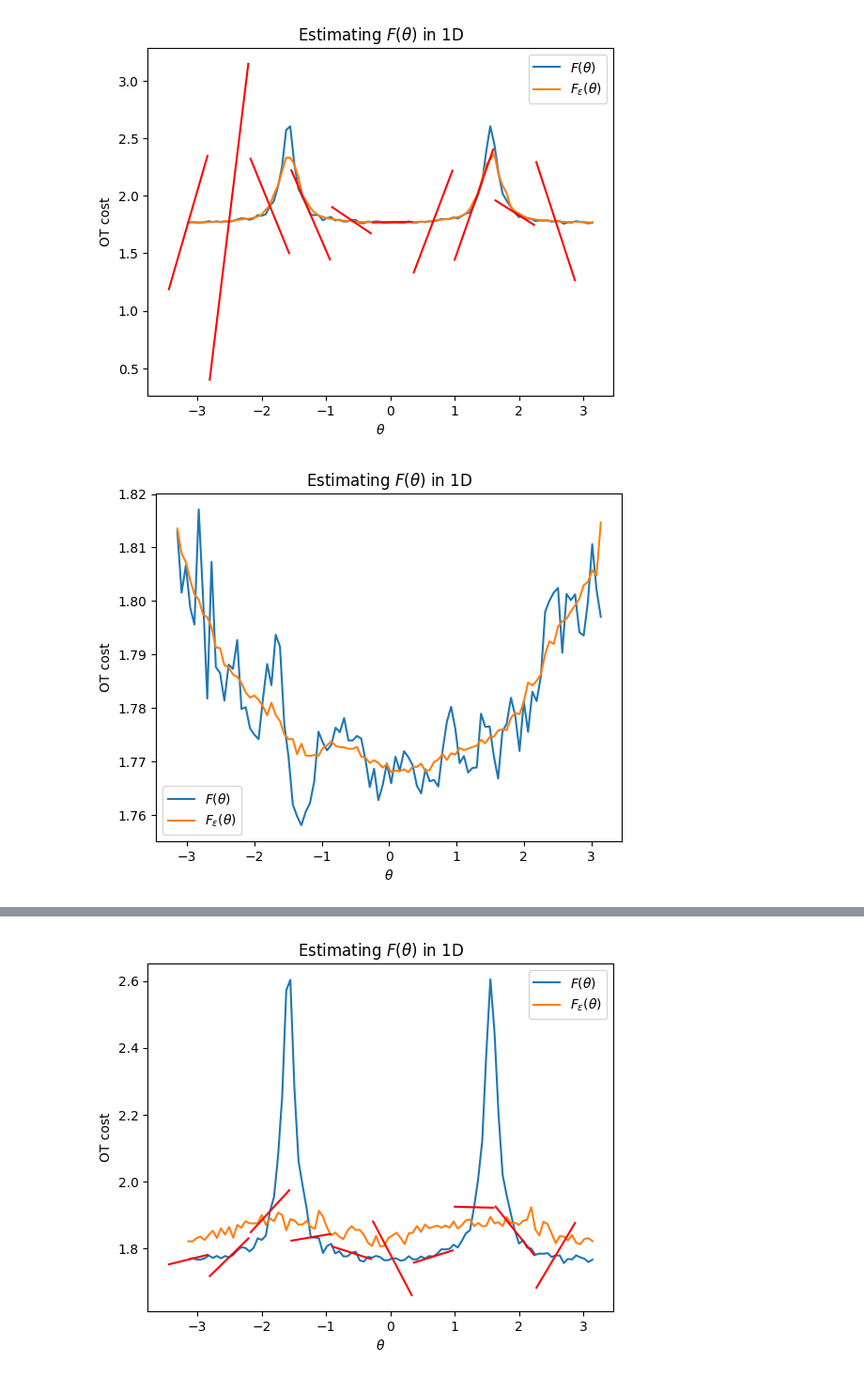
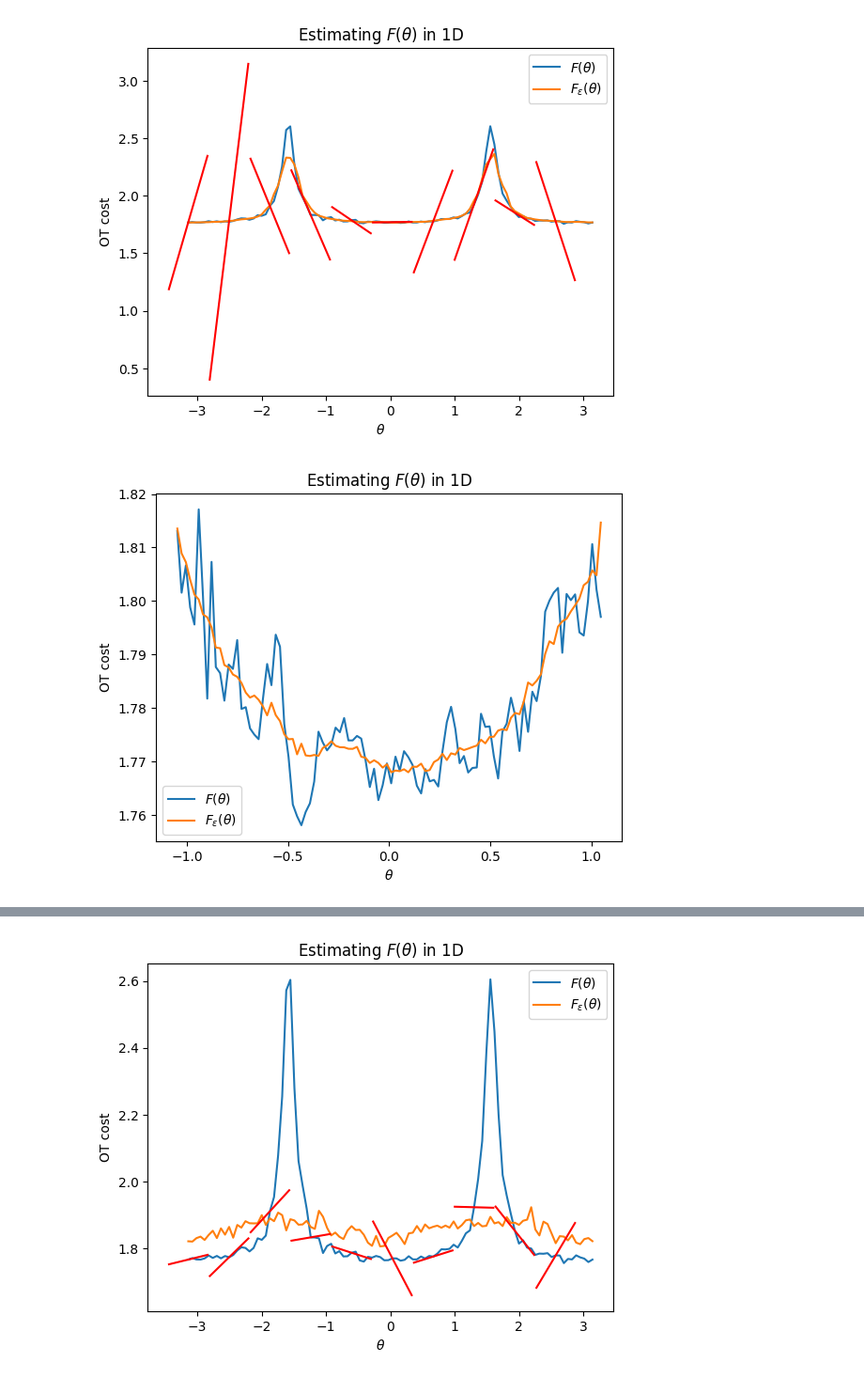
Before and after one commit to rtavenar/dgswp, a Jupyter notebook: test_swgg_optim_1d.ipynb, the cells around one changed output, grey strips where cells are left out. Shown: that part at 94% size. Cells and saved outputs as stored; diff of their text form; code cells hidden in the pictures.

```diff
--- a/test_swgg_optim_1d.ipynb
+++ b/test_swgg_optim_1d.ipynb
@@ -147,8 +147,12 @@ def compute_stuff(x, y, n_angles, n_samples, sigma, plot_grads, n_steps_gradient
 # %%
 import matplotlib.pyplot as plt
 
-def plot_F_theta_1d(n_angles, all_F, all_F_epsilon, all_grad_F_epsilon=None, sliced=None):
-    list_theta = torch.linspace(-np.pi, np.pi, n_angles)
+def plot_F_theta_1d(n_angles, all_F, all_F_epsilon, all_grad_F_epsilon=None, sliced=None, theta_min=None, theta_max=None):
+    if theta_min is None:
+        theta_min = -np.pi
+    if theta_max is None:
+        theta_max = np.pi
+    list_theta = torch.linspace(theta_min, theta_max, n_angles)
     plt.plot(list_theta.detach().numpy(), all_F, label="$F(\\theta)$")
     plt.plot(list_theta.detach().numpy(), all_F_epsilon, label="$F_\\varepsilon(\\theta)$")
     if all_grad_F_epsilon is not None:
@@ -199,9 +203,9 @@ plot_F_theta_1d(n_angles, F, F_epsilon, grad_F_epsilon, sliced)
 # %%
 F, F_epsilon, grad_F_epsilon, sliced = compute_stuff(x, y, n_angles=300, n_samples=100, sigma=.1,
                                                      plot_grads=True, n_steps_gradient=None)
-plot_F_theta_1d(100, F[100:200], F_epsilon[100:200], None, None)
+plot_F_theta_1d(100, F[100:200], F_epsilon[100:200], None, None, theta_min=-np.pi/3, theta_max=np.pi/3)
 # %% [output]
-[figure, old version]
+[figure, new version]
 # %%
 F, F_epsilon, grad_F_epsilon, sliced = compute_stuff(x, y, n_angles=300, n_samples=200, sigma=.1,
                                                      plot_grads=True, n_steps_gradient=None)
```
Also changed, not shown: parts of 3 cells of this notebook.
